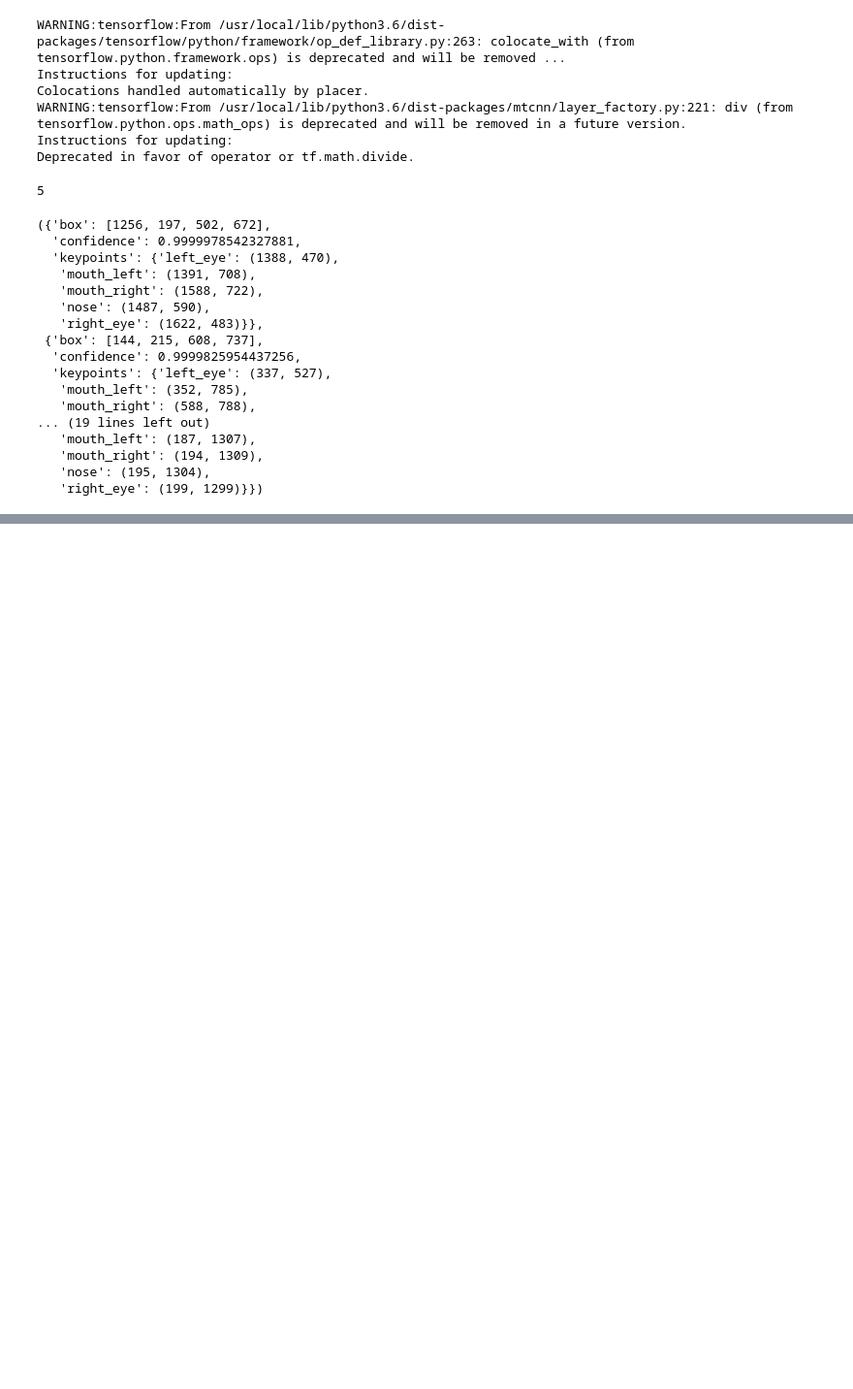
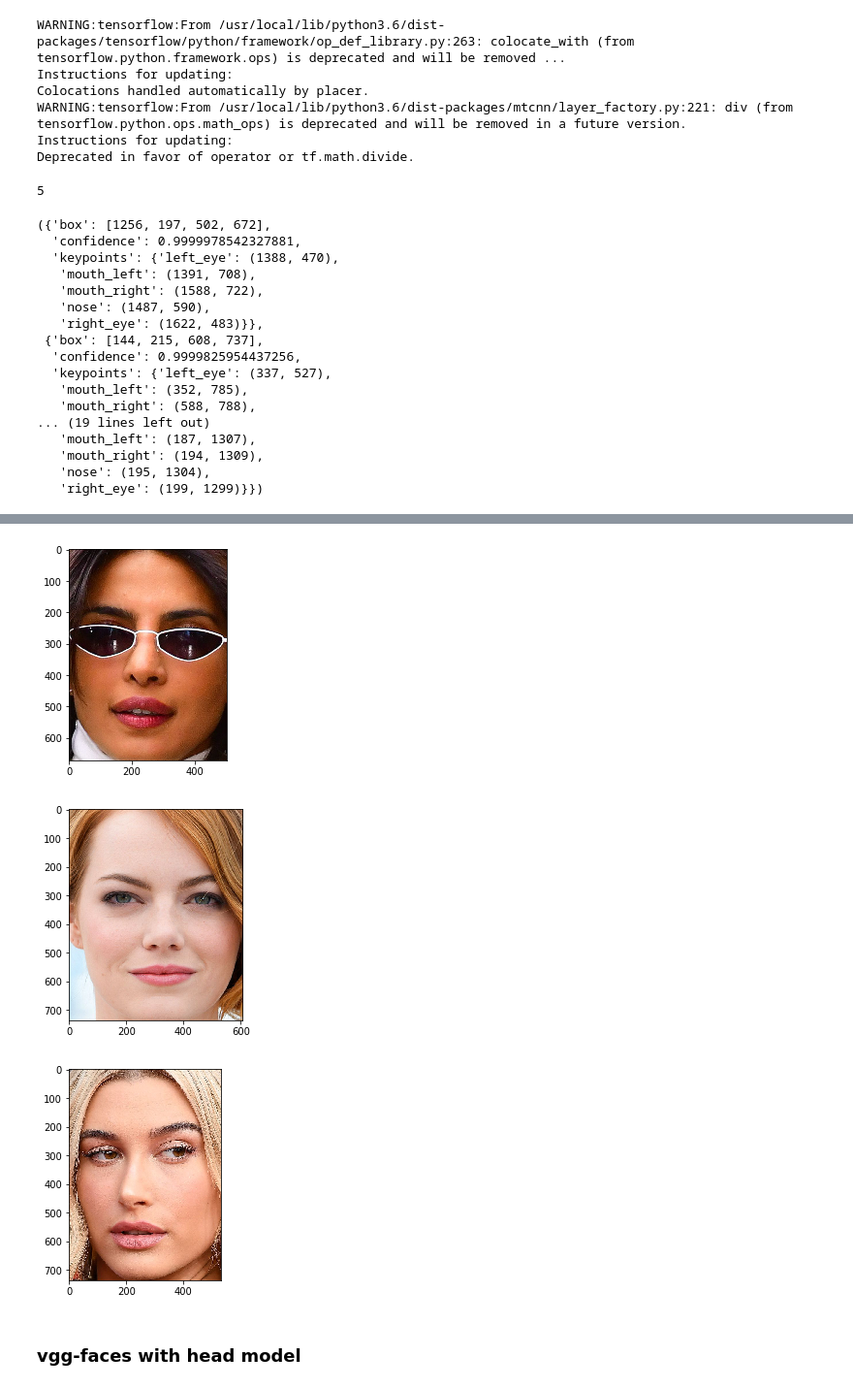
Before and after one commit to shivam-kotwalia/data-science-project, a Jupyter notebook: Face_Verification_Keras.ipynb, the cells around one changed output, grey strips where cells are left out. Shown at 97% size. Drawn from its saved outputs; the diff is of its cells as text; code cells hidden in the pictures; blank space fills up the shorter version.

```diff
--- a/Face_Verification_Keras.ipynb
+++ b/Face_Verification_Keras.ipynb
@@ -91,6 +91,7 @@ celeb-hair-3-154906 100%[===================>] 802.23K  --.-KB/s    in 0.08s
 from PIL import Image
 # %%
 celeb_image = Image.open("celeb-hair-3-1549067654.jpg")
+celeb_image_2 = plt.imread("celeb-hair-3-1549067654.jpg")
 # %%
 celeb_image.width, celeb_image.height
 # %% [output]
@@ -109,4 +110,4 @@ WARNING:tensorflow:From /usr/local/lib/python3.6/dist-packages/mtcnn/layer_facto
 Instructions for updating:
 Deprecated in favor of operator or tf.math.divide.
 # %%
-results = face_detecttor.detect_faces(np.array(celeb_image))
+results = face_detecttor.detect_faces(celeb_image_2)
@@ -140,8 +143,9 @@ results[0], results[1], results[2], results[3], results[4]
 # %%
 cord = {}
 for index, i in enumerate(results):
-  x1, y1, width, height = i.get("box")
-  x2, y2 = x1 + width, y1 + height
-  cord[index] = [x1, y1, x2, y2]
+  if i.get("confidence") > 0.85:
+    x1, y1, width, height = i.get("box")
+    x2, y2 = x1 + width, y1 + height
+    cord[index] = [x1, y1, x2, y2]
 cord
 # %% [output]
@@ -155,7 +155,7 @@ cropped_images = []
 for i in cord.values():
   x1, y1, x2, y2 = i
   print(x1, y1, x2, y2)
-cropped_images.append(np.array(celeb_image)[y1:y2, x1:x2])
+  cropped_images.append(celeb_image_2[y1:y2, x1:x2])
 # %% [output]
 1256 197 1758 869
 144 215 752 952
@@ -186,0 +163,10 @@ array([[[181, 217, 249],
+# %%
+for i in cropped_images:
+  plt.imshow(i)
+  plt.show()
+# %% [output]
+[figure, added]
+[figure, added]
+[figure, added]
+# %% [markdown]
+### vgg-faces with head model
```
Also changed, not shown: parts of 10 cells of this notebook.
